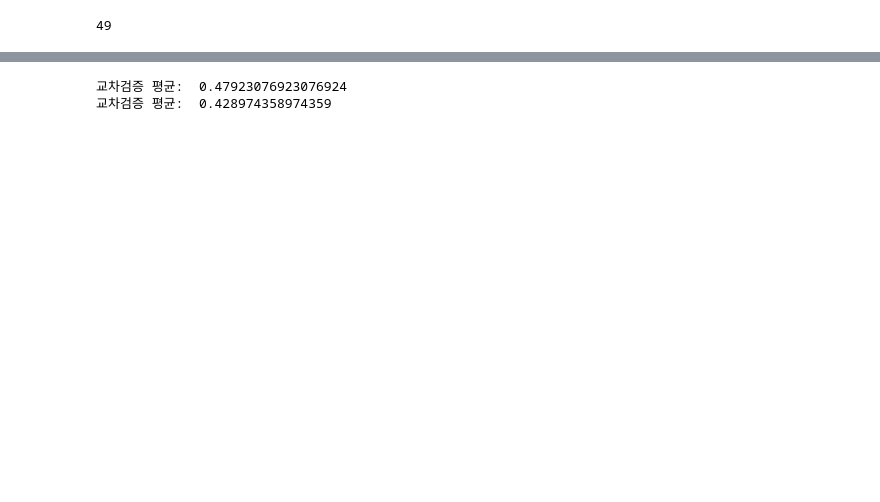
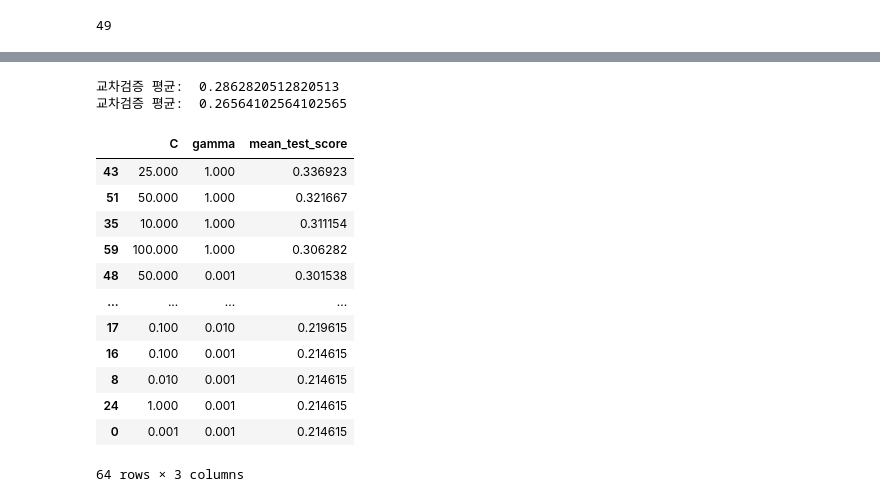
Before and after one commit to Cld338/EEG_analysis, a Jupyter notebook: example/main.ipynb, the cells around one changed output, grey strips where cells are left out. Drawn from its saved outputs; the diff is of its cells as text; code cells hidden in the pictures; blank space fills up the shorter version.

```diff
--- a/example/main.ipynb
+++ b/example/main.ipynb
@@ -212,20 +181,9 @@ scaler = StandardScaler()
 scaler.fit(LDA_DF.loc[:, :"axis3"])
 LDA_DF_Scaled = pd.concat([pd.DataFrame(scaler.transform(LDA_DF.loc[:, :"axis3"])), labelDF], axis=1)
 LDA_DF_Scaled.columns = [f"axis{i+1}" for i in range(3)] + ["label"]
-# %%
-# SVM, kernel = 'linear'로 선형분리 진행
-svm_clf =svm.SVC(kernel = 'linear', random_state=100)
-
-# 교차검증
-scores = cross_val_score(svm_clf, LDA_DF_Scaled.loc[:, :"axis3"], labelDF, cv = 5)
-print('교차검증 평균: ', scores.mean())
-
-# SVM, kernel = 'rbf'로 비선형분리 진행
-svm_clf = svm.SVC(kernel = 'rbf')
-
-# 교차검증
-scores = cross_val_score(svm_clf, LDA_DF_Scaled.loc[:, :"axis3"], labelDF, cv = 5)
-print('교차검증 평균: ', scores.mean())
-# %% [output]
-교차검증 평균:  0.47923076923076924
-교차검증 평균:  0.428974358974359
+# %%
+cross_validation("linear", LDA_DF_Scaled.loc[:,:"axis3"], labelDF)
+cross_validation("rbf", LDA_DF_Scaled.loc[:,:"axis3"], labelDF)
+# %% [output]
+교차검증 평균:  0.2862820512820513
+교차검증 평균:  0.26564102564102565
@@ -231,0 +192,31 @@ print('교차검증 평균: ', scores.mean())
+# %%
+from sklearn.model_selection import GridSearchCV
+
+# 테스트하고자 하는 파라미터 값들을 사전타입으로 정의
+
+svm_clf = svm.SVC(kernel = 'rbf',random_state=100)
+parameters = {'C': [0.001, 0.01, 0.1, 1, 10, 25, 50, 100],
+             'gamma':[0.001, 0.01, 0.1, 1, 10, 25, 50, 100]}
+
+grid_svm = GridSearchCV(svm_clf,
+                      param_grid = parameters, cv = 5)
+
+grid_svm.fit(LDA_DF.loc[:,:"axis3"], labelDF)
+
+result = pd.DataFrame(grid_svm.cv_results_['params'])
+result['mean_test_score'] = grid_svm.cv_results_['mean_test_score']
+result.sort_values(by='mean_test_score', ascending=False)
+# %% [output]
+|  | C | gamma | mean_test_score |
+| 43 | 25.000 | 1.000 | 0.336923 |
+| 51 | 50.000 | 1.000 | 0.321667 |
+| 35 | 10.000 | 1.000 | 0.311154 |
+| 59 | 100.000 | 1.000 | 0.306282 |
+| 48 | 50.000 | 0.001 | 0.301538 |
+| ... | ... | ... | ... |
+| 17 | 0.100 | 0.010 | 0.219615 |
+| 16 | 0.100 | 0.001 | 0.214615 |
+| 8 | 0.010 | 0.001 | 0.214615 |
+| 24 | 1.000 | 0.001 | 0.214615 |
+| 0 | 0.001 | 0.001 | 0.214615 |
+64 rows × 3 columns
```
Also changed, not shown: parts of 25 cells of this notebook, 4 other files.
